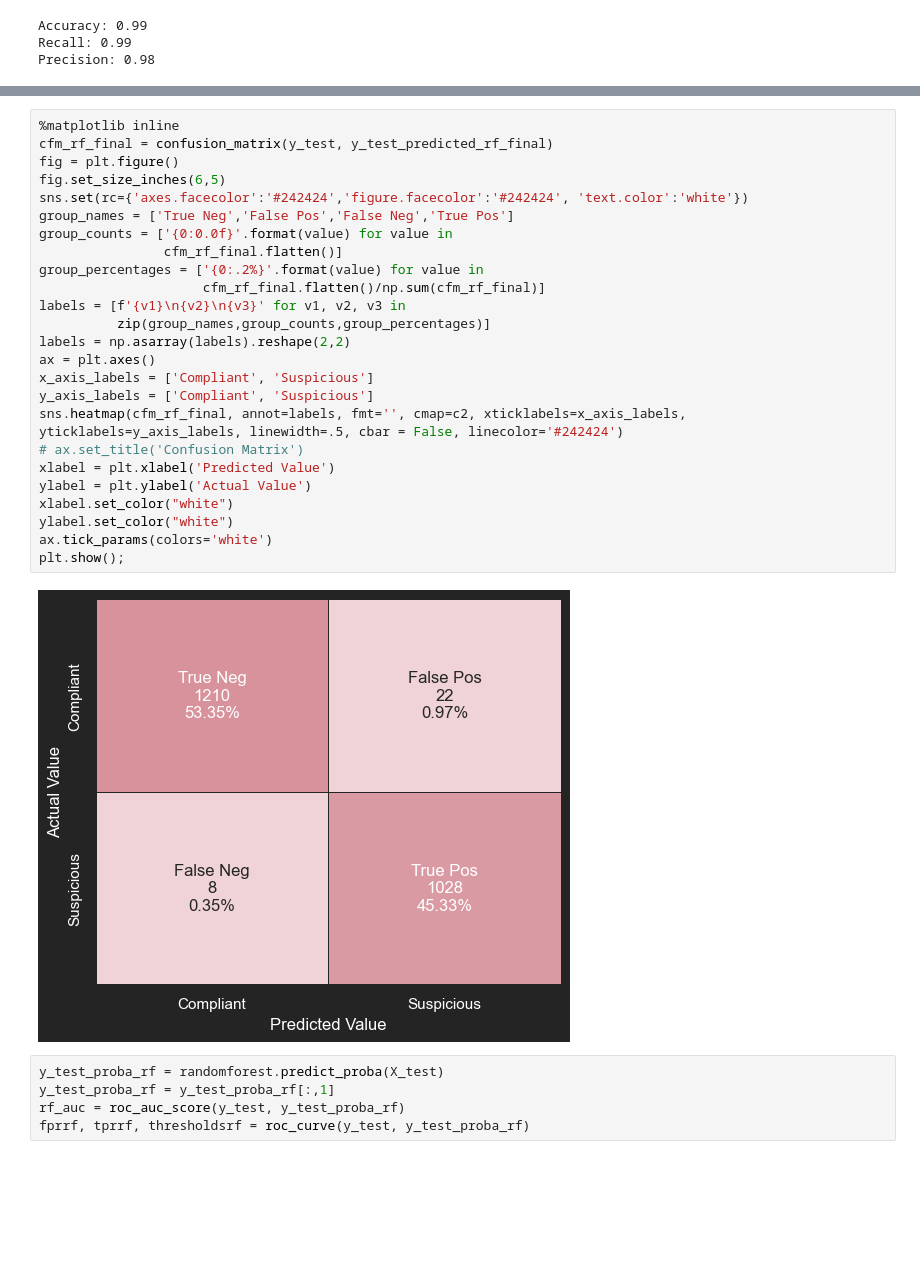
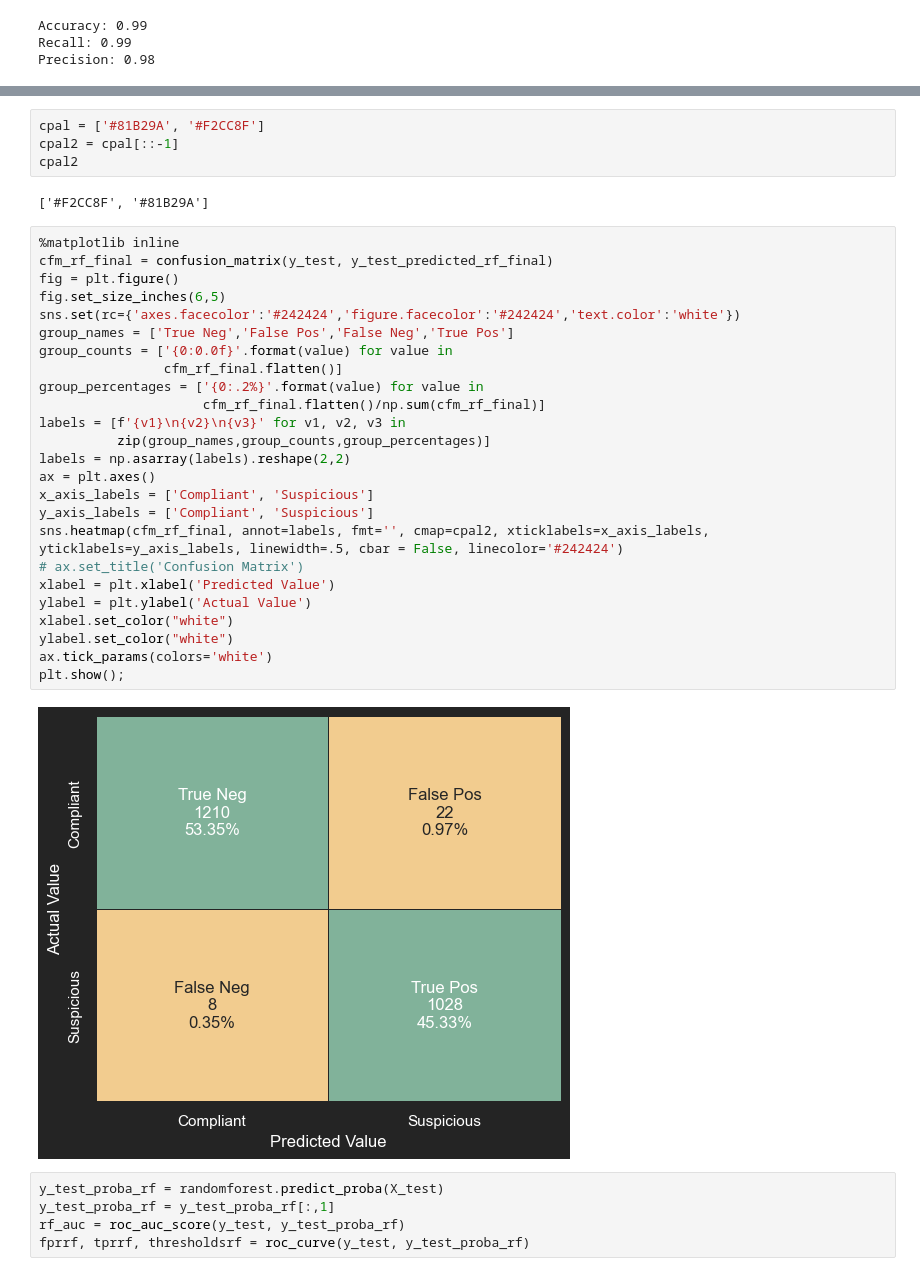
Before and after one commit to scheinmensch/Infringement_Detection_on_Airbnb, a Jupyter notebook: notebooks/Modelling.ipynb, the cells around one changed output, grey strips where cells are left out. Saved outputs shown, nothing was run; the diff lists cells and outputs as text; blank space fills up the shorter version.

Commit message:
changed colors of confusion matrix

```diff
--- a/notebooks/Modelling.ipynb
+++ b/notebooks/Modelling.ipynb
@@ -648,30 +668,36 @@ Precision: 0.98
+# %%
+cpal = ['#81B29A', '#F2CC8F']
+cpal2 = cpal[::-1]
+cpal2
+# %% [output]
+['#F2CC8F', '#81B29A']
 # %%
 %matplotlib inline
 cfm_rf_final = confusion_matrix(y_test, y_test_predicted_rf_final)
 fig = plt.figure()
 fig.set_size_inches(6,5)
-sns.set(rc={'axes.facecolor':'#242424','figure.facecolor':'#242424', 'text.color':'white'})
+sns.set(rc={'axes.facecolor':'#242424','figure.facecolor':'#242424','text.color':'white'})
 group_names = ['True Neg','False Pos','False Neg','True Pos']
 group_counts = ['{0:0.0f}'.format(value) for value in
                 cfm_rf_final.flatten()]
 group_percentages = ['{0:.2%}'.format(value) for value in
                      cfm_rf_final.flatten()/np.sum(cfm_rf_final)]
 labels = [f'{v1}\n{v2}\n{v3}' for v1, v2, v3 in
           zip(group_names,group_counts,group_percentages)]
 labels = np.asarray(labels).reshape(2,2)
 ax = plt.axes()
 x_axis_labels = ['Compliant', 'Suspicious']
 y_axis_labels = ['Compliant', 'Suspicious']
-sns.heatmap(cfm_rf_final, annot=labels, fmt='', cmap=c2, xticklabels=x_axis_labels, yticklabels=y_axis_labels, linewidth=.5, cbar = False, linecolor='#242424')
+sns.heatmap(cfm_rf_final, annot=labels, fmt='', cmap=cpal2, xticklabels=x_axis_labels, yticklabels=y_axis_labels, linewidth=.5, cbar = False, linecolor='#242424')
 # ax.set_title('Confusion Matrix')
 xlabel = plt.xlabel('Predicted Value')
 ylabel = plt.ylabel('Actual Value')
 xlabel.set_color("white")
 ylabel.set_color("white")
 ax.tick_params(colors='white')
 plt.show();
 # %% [output]
-[figure, old version]
+[figure, new version]
 # %%
 y_test_proba_rf = randomforest.predict_proba(X_test)
 y_test_proba_rf = y_test_proba_rf[:,1]
```
Also changed, not shown: parts of 2 cells of this notebook.
